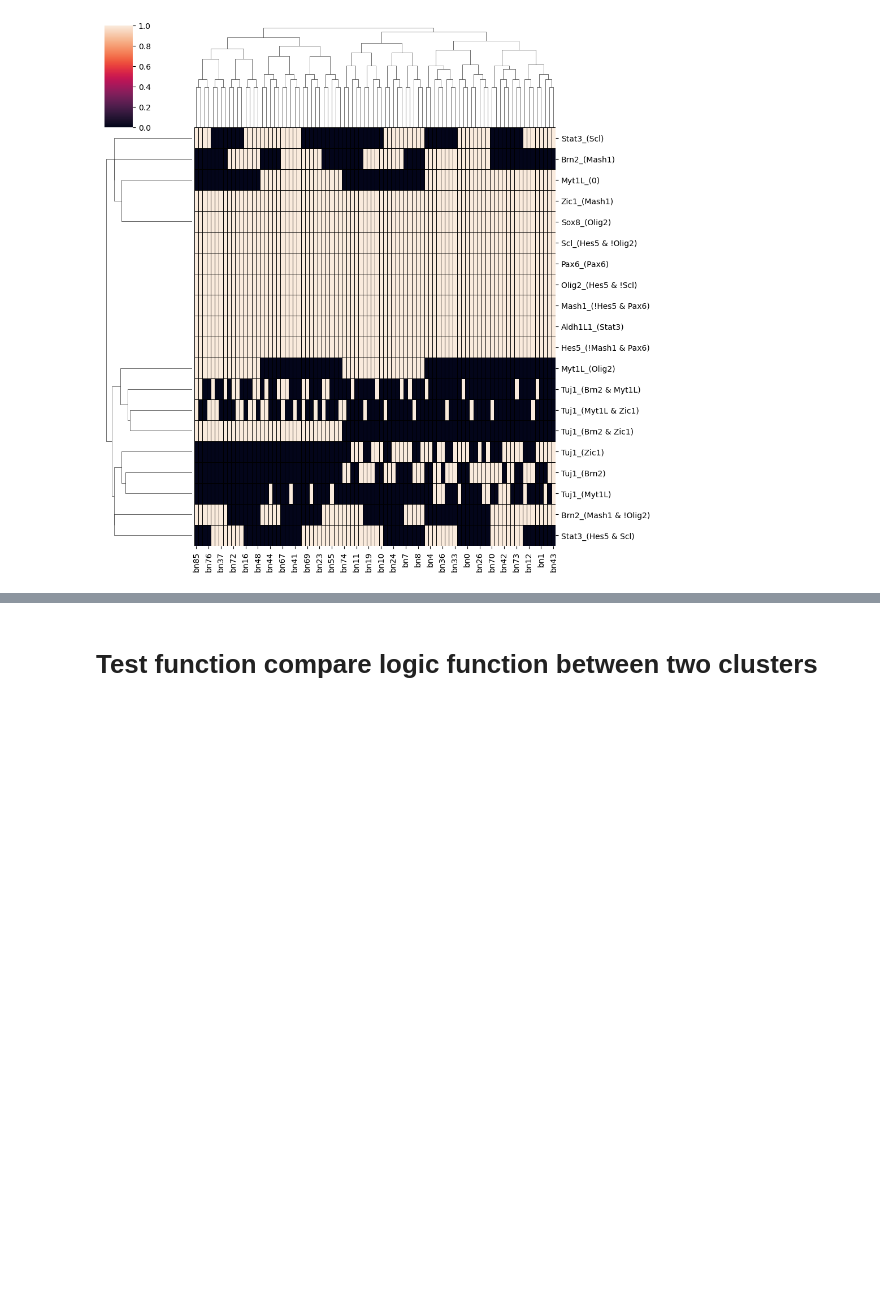
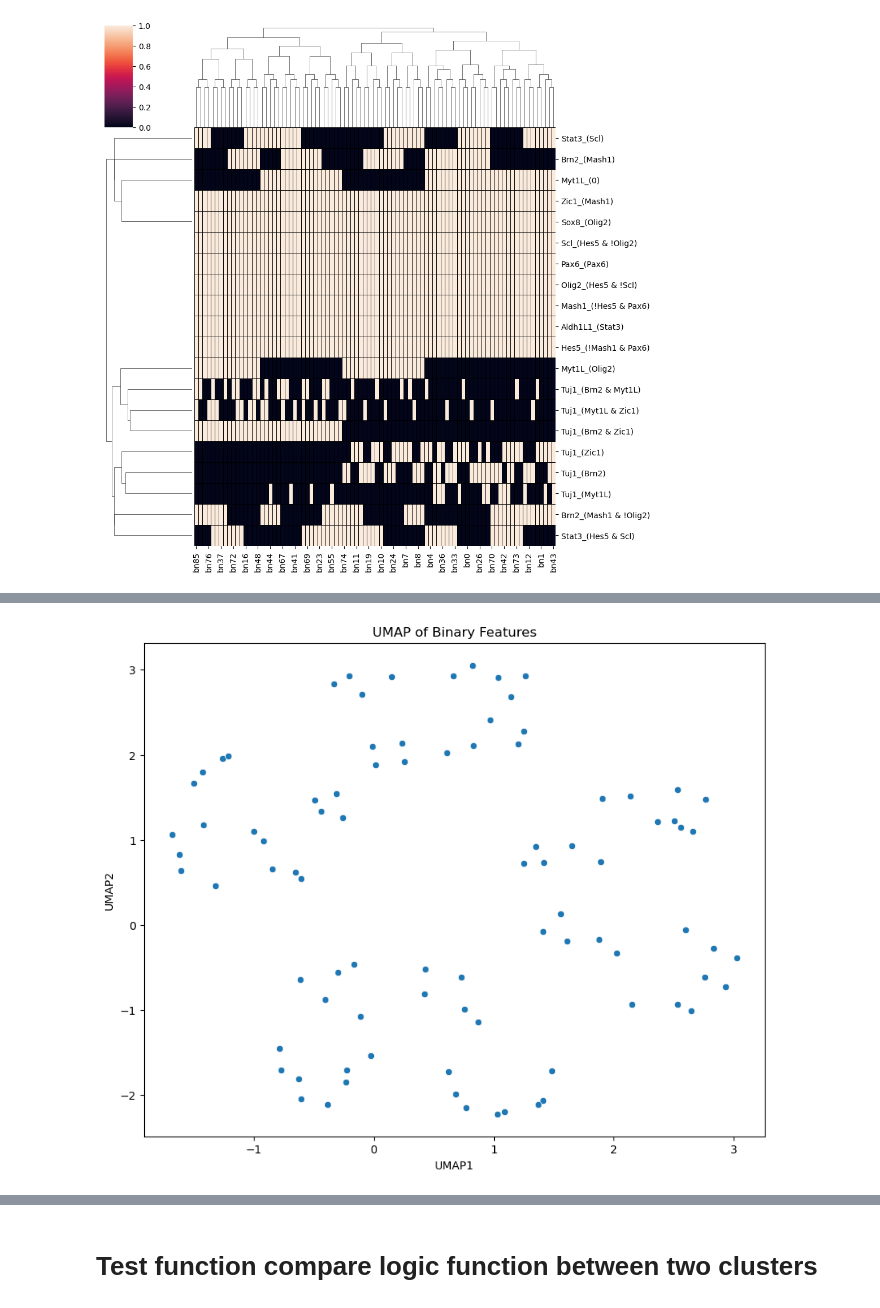
Before and after one commit to sysbio-curie/AstroLogics, a Jupyter notebook: scripts/Tutorial_BonesisTutorial.ipynb, the cells around one changed output, grey strips where cells are left out. Cells and saved outputs as stored; diff of their text form; code cells hidden in the pictures; blank space fills up the shorter version.

Commit message:
Pre-liminary logic distance

```diff
--- a/scripts/Tutorial_BonesisTutorial.ipynb
+++ b/scripts/Tutorial_BonesisTutorial.ipynb
@@ -96,3 +93,23 @@ PCA calculated
+# %%
+import umap
+import matplotlib.pyplot as plt
+
+binary_features = model.logic.logic_clause_flattend.transpose()
+
+# Generate UMAP
+reducer = umap.UMAP()
+embedding = reducer.fit_transform(binary_features)
+
+# Convert to DataFrame for easier plotting
+embedding_df = pd.DataFrame(embedding, columns=['UMAP1', 'UMAP2'])
+
+# Plot the UMAP
+plt.figure(figsize=(10, 8))
+sns.scatterplot(x='UMAP1', y='UMAP2', data=embedding_df)
+plt.title('UMAP of Binary Features')
+plt.show()
+# %% [output]
+[figure, added]
 # %%
 from sklearn.preprocessing import OrdinalEncoder
 model_cluster = pd.Series(model.trajectory.cluster_dict)
```
Also changed, not shown: parts of 11 cells of this notebook, 1 other file.
